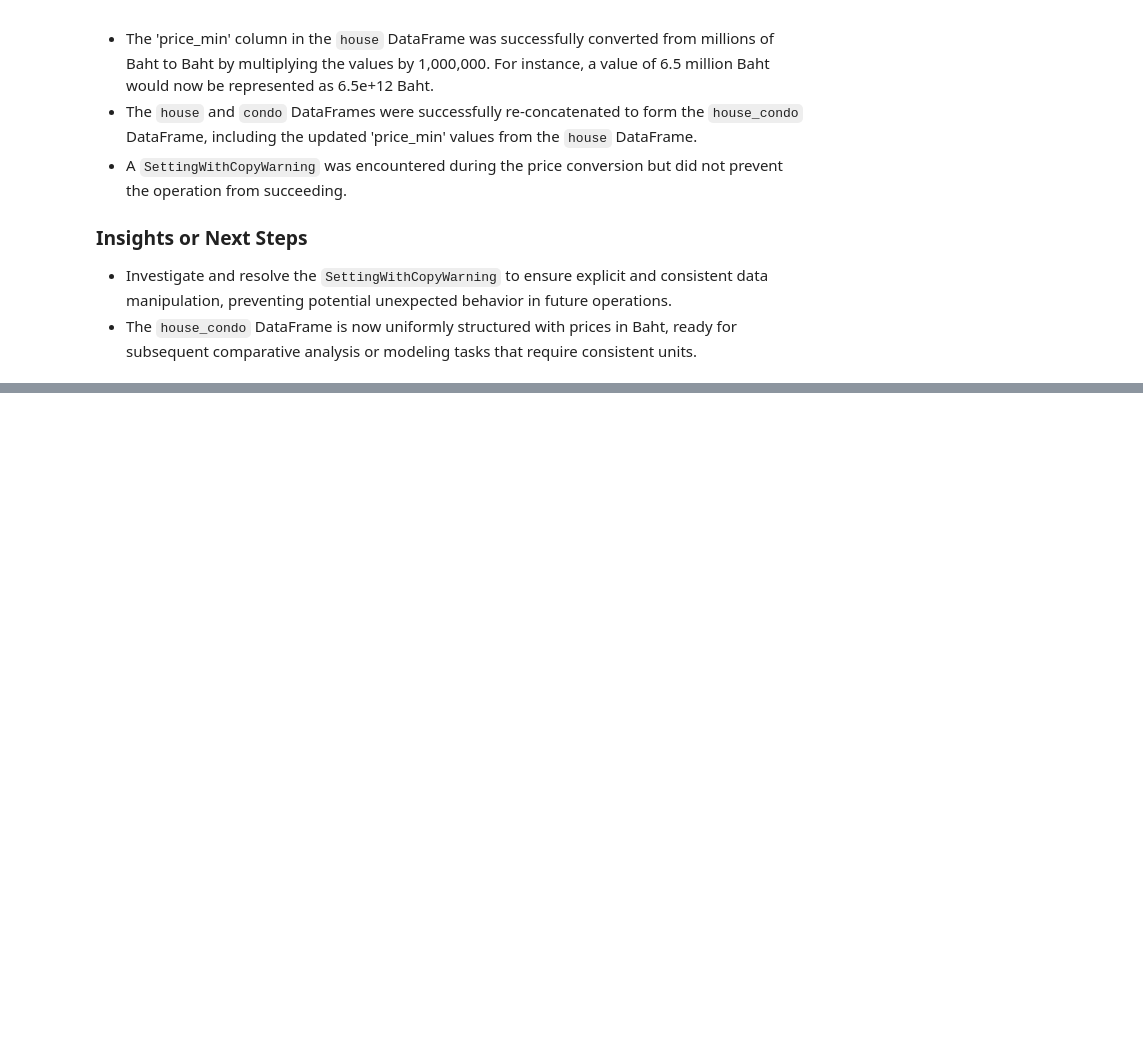
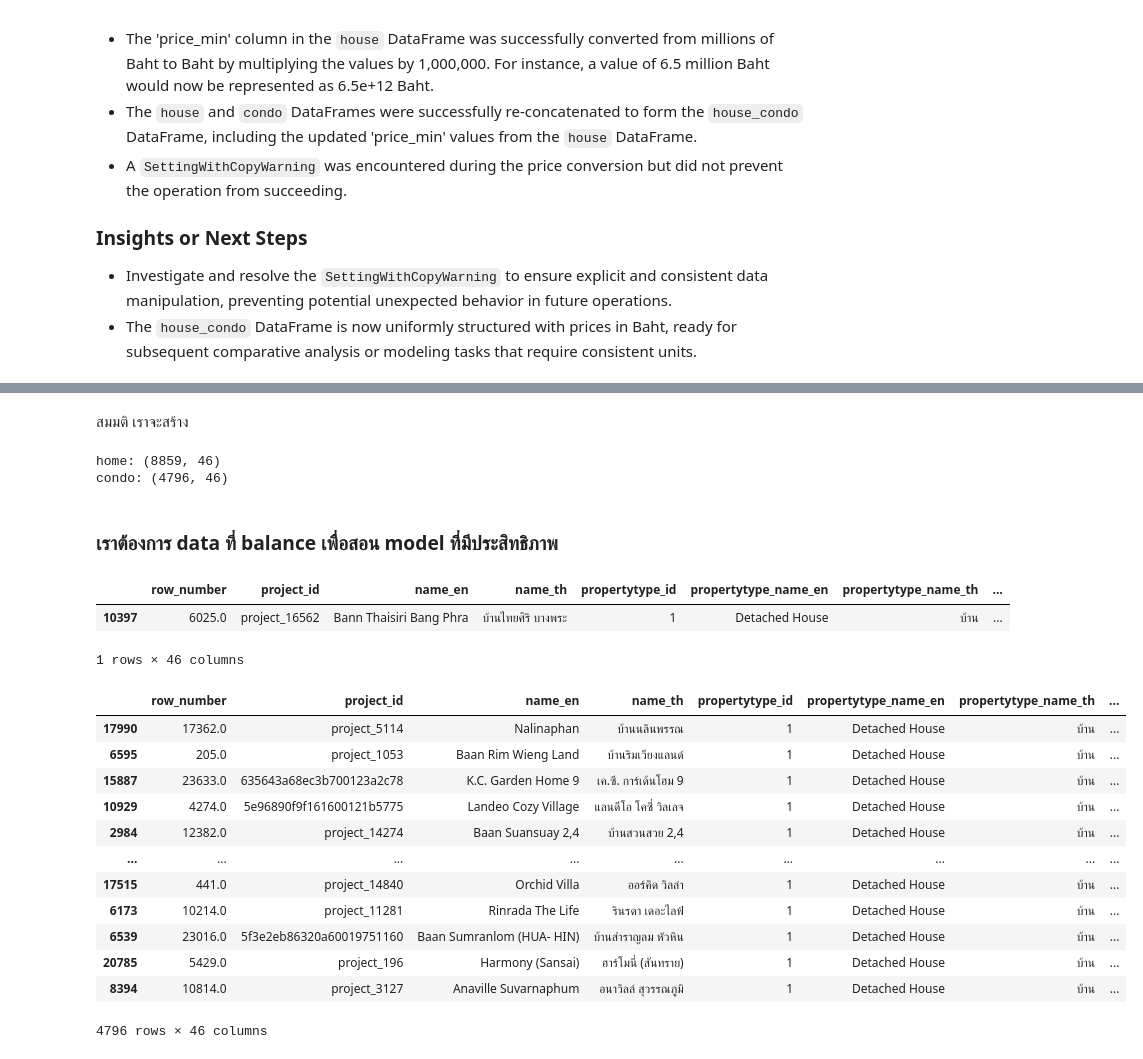
Before and after one commit to kittanaiwisetkhro/BSC_DPDM2025, a Jupyter notebook: Ch3_Data_Preprocessing.ipynb, the cells around one changed output, grey strips where cells are left out. Saved outputs shown, nothing was run; the diff lists cells and outputs as text; code cells hidden in the pictures; blank space fills up the shorter version.

```diff
--- a/Ch3_Data_Preprocessing.ipynb
+++ b/Ch3_Data_Preprocessing.ipynb
@@ -1497,0 +1511,6 @@ house_condo.head()
+# %%
+from google.colab import drive
+drive.mount('/content/drive')
+
+project_df = pd.read_csv('/content/drive/MyDrive/data/Copy of opendata_project-2.csv')
+project_df.head()
@@ -1497,0 +1526,13 @@ house_condo.head()
+# %% [markdown]
+สมมติ เราจะสร้าง
+# %%
+home = project_df[project_df['propertytype_name_th']=='บ้าน']
+condo = project_df[project_df['propertytype_name_th']=='คอนโด']
+# %%
+print(f'home: {home.shape}')
+print(f'condo: {condo.shape}')
+# %% [output]
+home: (8859, 46)
+condo: (4796, 46)
+# %% [markdown]
+### เราต้องการ data ที่ balance เพื่อสอน model ที่มีประสิทธิภาพ
@@ -1497,0 +1541,22 @@ house_condo.head()
+# %%
+home.sample()
+# %% [output]
+|  | row_number | project_id | name_en | name_th | propertytype_id | propertytype_name_en | propertytype_name_th | ... |
+| 10397 | 6025.0 | project_16562 | Bann Thaisiri Bang Phra | บ้านไทยศิริ บางพระ | 1 | Detached House | บ้าน | ... |
+1 rows × 46 columns
+# %%
+home.sample(4796)
+# %% [output]
+|  | row_number | project_id | name_en | name_th | propertytype_id | propertytype_name_en | propertytype_name_th | ... |
+| 17990 | 17362.0 | project_5114 | Nalinaphan | บ้านนลินพรรณ | 1 | Detached House | บ้าน | ... |
+| 6595 | 205.0 | project_1053 | Baan Rim Wieng Land | บ้านริมเวียงแลนด์ | 1 | Detached House | บ้าน | ... |
+| 15887 | 23633.0 | 635643a68ec3b700123a2c78 | K.C. Garden Home 9 | เค.ซี. การ์เด้นโฮม 9 | 1 | Detached House | บ้าน | ... |
+| 10929 | 4274.0 | 5e96890f9f161600121b5775 | Landeo Cozy Village | แลนดีโอ โคซี่ วิลเลจ | 1 | Detached House | บ้าน | ... |
+| 2984 | 12382.0 | project_14274 | Baan Suansuay 2,4 | บ้านสวนสวย 2,4 | 1 | Detached House | บ้าน | ... |
+| ... | ... | ... | ... | ... | ... | ... | ... | ... |
+| 17515 | 441.0 | project_14840 | Orchid Villa | ออร์คิด วิลล่า | 1 | Detached House | บ้าน | ... |
+| 6173 | 10214.0 | project_11281 | Rinrada The Life | รินรดา เดอะไลฟ์ | 1 | Detached House | บ้าน | ... |
+| 6539 | 23016.0 | 5f3e2eb86320a60019751160 | Baan Sumranlom (HUA- HIN) | บ้านสำราญลม หัวหิน | 1 | Detached House | บ้าน | ... |
+| 20785 | 5429.0 | project_196 | Harmony (Sansai) | ฮาร์โมนี่ (สันทราย) | 1 | Detached House | บ้าน | ... |
+| 8394 | 10814.0 | project_3127 | Anaville Suvarnaphum | อนาวิลล์ สุวรรณภูมิ | 1 | Detached House | บ้าน | ... |
+4796 rows × 46 columns
```
Also changed, not shown: parts of 16 cells of this notebook.
